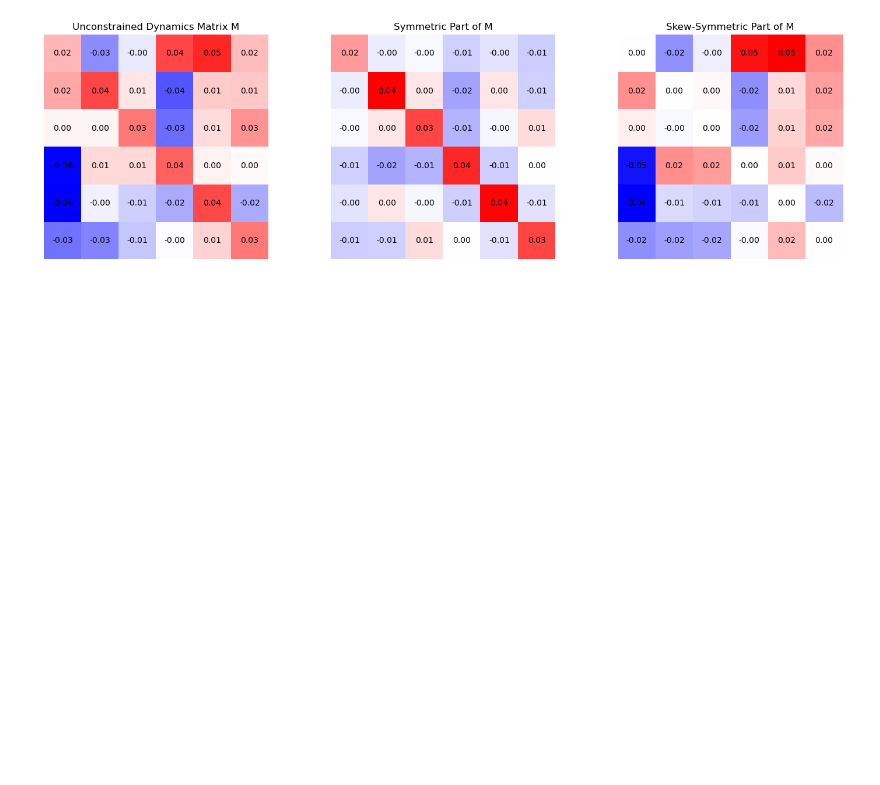
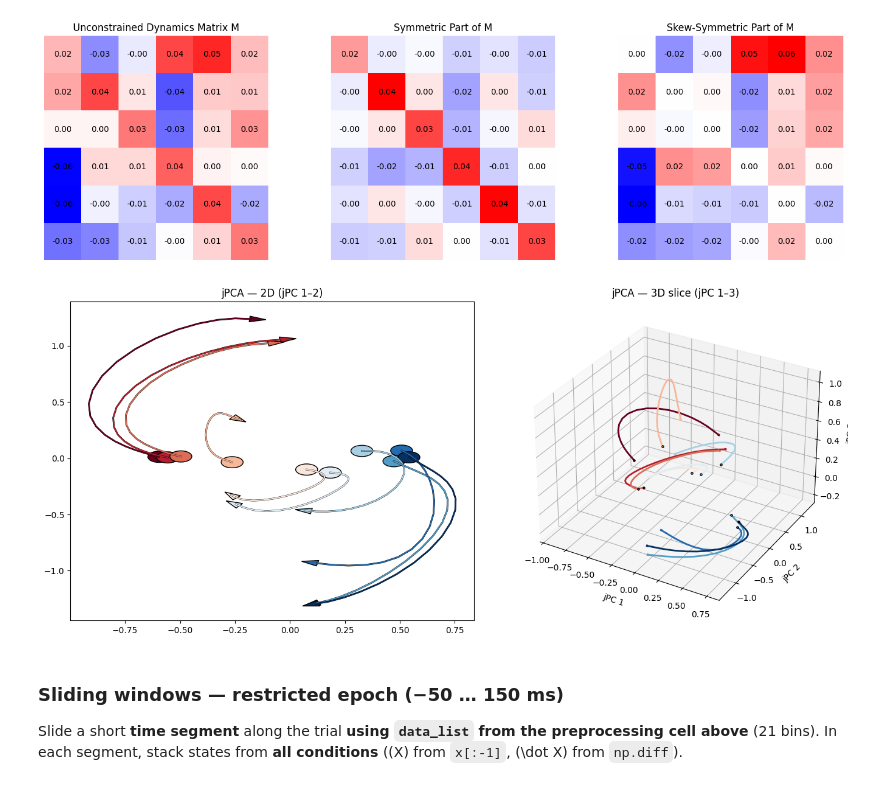
Before and after one commit to Yishu-Li/Time-varyingND, a Jupyter notebook: report.ipynb, the cells around one changed output. Cells and saved outputs as stored; diff of their text form; code cells hidden in the pictures; blank space fills up the shorter version.

```diff
--- a/report.ipynb
+++ b/report.ipynb
@@ -180,0 +189,29 @@ Shape of X_dot for Dynamics: (2160, 6)
+# %%
+# 6. jPCA planes — full toolbox basis (num_jpcs>=3 for a 3D slice)
+num_jpcs = 6
+jp_scratch = JPCA(num_jpcs=num_jpcs)
+jp_scratch.jpcs = jp_scratch._calculate_jpcs(M_skew)
+jp_scratch.align_jpcs(data_list)
+w_plot = jp_scratch.jpcs
+
+z = X @ w_plot
+
+projected_manual = [trial @ w_plot for trial in data_list]
+fig = plt.figure(figsize=(14, 6))
+ax2d = fig.add_subplot(1, 2, 1)
+plot_projections(projected_manual[:10], axis=ax2d, x_idx=0, y_idx=1)
+ax2d.set_title("jPCA — 2D (jPC 1–2)")
+ax3d = fig.add_subplot(1, 2, 2, projection="3d")
+plot_3d_projections(projected_manual[:10], axis=ax3d, x_idx=0, y_idx=1, z_idx=2)
+ax3d.set_xlabel("jPC 1")
+ax3d.set_ylabel("jPC 2")
+ax3d.set_zlabel("jPC 3")
+ax3d.set_title("jPCA — 3D slice (jPC 1–3)")
+plt.tight_layout()
+plt.show()
+# %% [output]
+[figure, added]
+# %% [markdown]
+### Sliding windows — restricted epoch (−50 … 150 ms)
+
+Slide a short **time segment** along the trial **using `data_list` from the preprocessing cell above** (21 bins). In each segment, stack states from **all conditions** (\(X\) from `x[:-1]`, \(\dot X\) from `np.diff`).
```
Also changed, not shown: parts of 9 cells of this notebook, 5 other files.
